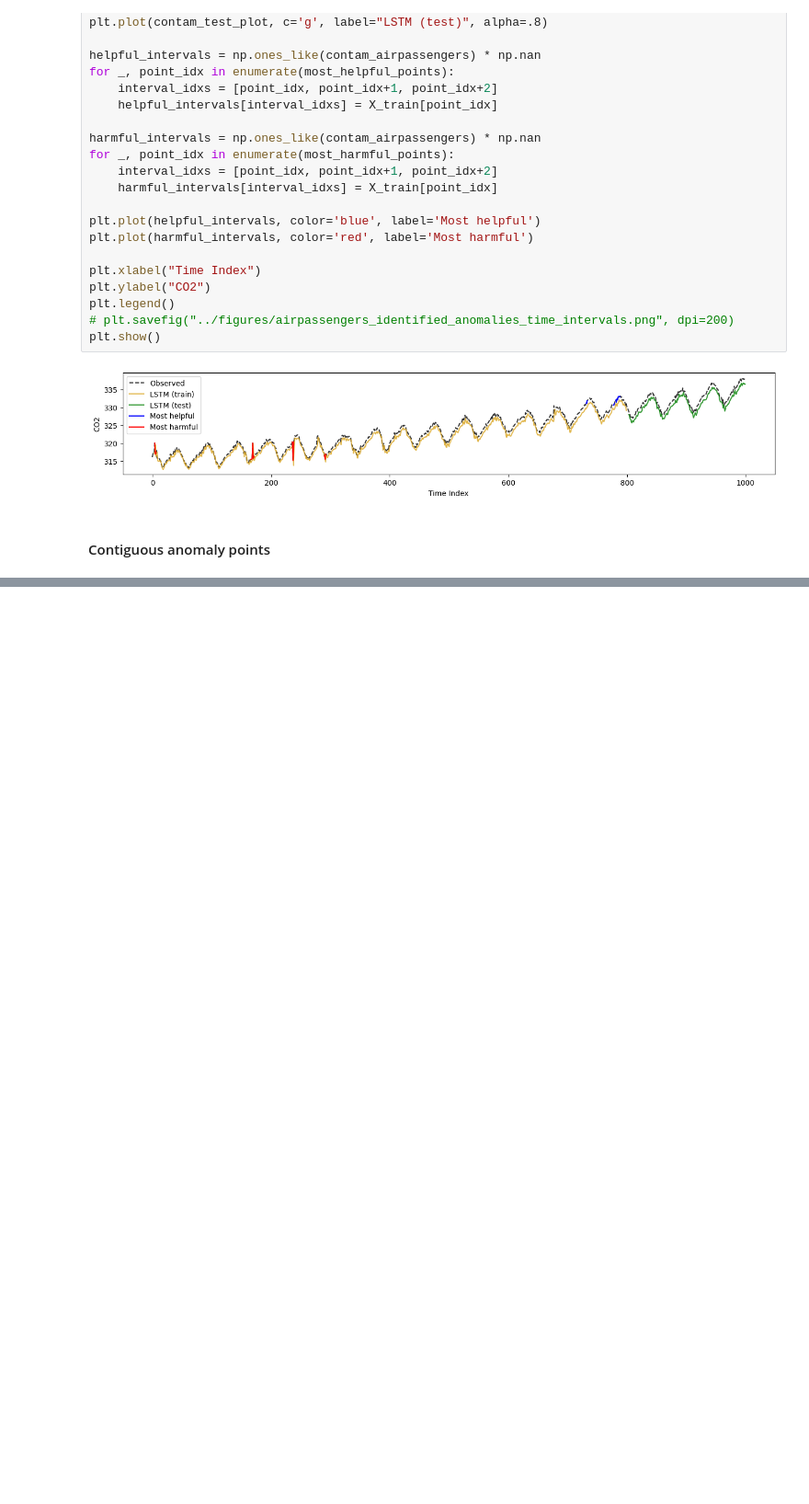
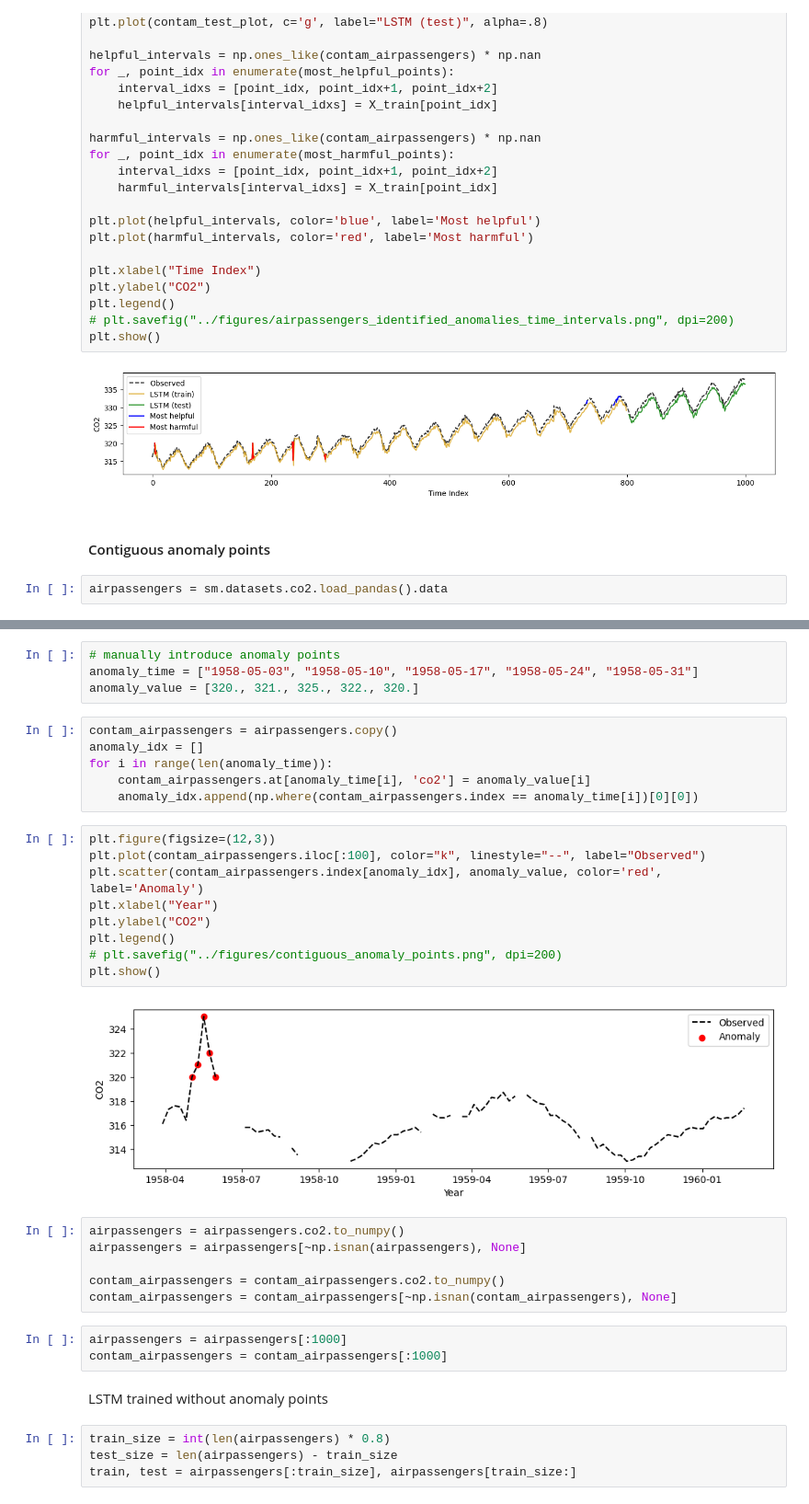
Before and after one commit to yzhang511/TimeInf, a Jupyter notebook: notebooks/simulate_time_series_anomaly.ipynb, the cells around one changed output, grey strips where cells are left out. Shown at 92% size. Cells and saved outputs as stored; diff of their text form; blank space fills up the shorter version.

Commit message:
contiguous anomaly points

```diff
--- a/notebooks/simulate_time_series_anomaly.ipynb
+++ b/notebooks/simulate_time_series_anomaly.ipynb
@@ -549,3 +549,5 @@ plt.show()
 [figure]
 # %% [markdown]
 #### Contiguous anomaly points
+# %%
+airpassengers = sm.datasets.co2.load_pandas().data
@@ -551,0 +573,36 @@ plt.show()
+# %%
+# manually introduce anomaly points
+anomaly_time = ["1958-05-03", "1958-05-10", "1958-05-17", "1958-05-24", "1958-05-31"]
+anomaly_value = [320., 321., 325., 322., 320.]
+# %%
+contam_airpassengers = airpassengers.copy()
+anomaly_idx = []
+for i in range(len(anomaly_time)):
+    contam_airpassengers.at[anomaly_time[i], 'co2'] = anomaly_value[i]
+    anomaly_idx.append(np.where(contam_airpassengers.index == anomaly_time[i])[0][0])
+# %%
+plt.figure(figsize=(12,3))
+plt.plot(contam_airpassengers.iloc[:100], color="k", linestyle="--", label="Observed")
+plt.scatter(contam_airpassengers.index[anomaly_idx], anomaly_value, color='red', label='Anomaly')
+plt.xlabel("Year")
+plt.ylabel("CO2")
+plt.legend()
+# plt.savefig("../figures/contiguous_anomaly_points.png", dpi=200)
+plt.show()
+# %% [output]
+[figure, added]
+# %%
+airpassengers = airpassengers.co2.to_numpy()
+airpassengers = airpassengers[~np.isnan(airpassengers), None]
+
+contam_airpassengers = contam_airpassengers.co2.to_numpy()
+contam_airpassengers = contam_airpassengers[~np.isnan(contam_airpassengers), None]
+# %%
+airpassengers = airpassengers[:1000]
+contam_airpassengers = contam_airpassengers[:1000]
+# %% [markdown]
+LSTM trained without anomaly points
+# %%
+train_size = int(len(airpassengers) * 0.8)
+test_size = len(airpassengers) - train_size
+train, test = airpassengers[:train_size], airpassengers[train_size:]
```
Also changed, not shown: parts of 21 cells of this notebook.
